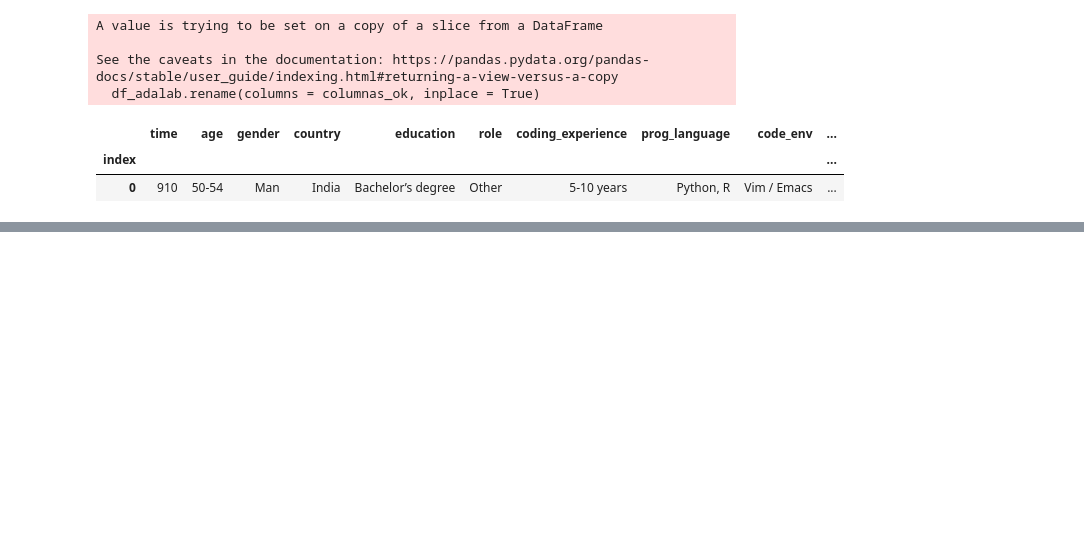
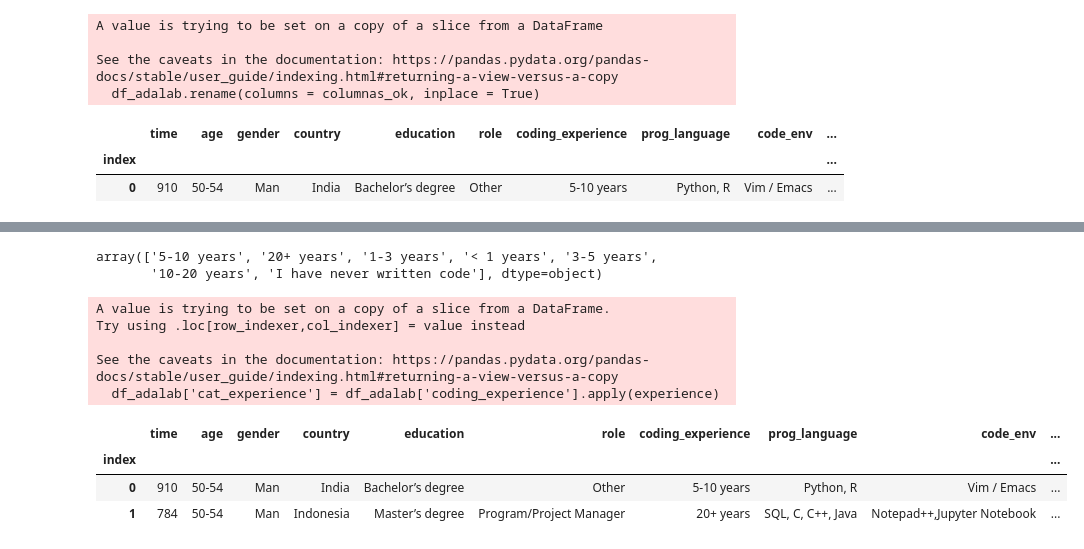
Before and after one commit to anane3373/promoE-modulo2-proyecto-equipo2-NataliaAnaIAnaGAnaS, a Jupyter notebook: 2. df_analisis.ipynb, the cells around one changed output, grey strips where cells are left out. Saved outputs shown, nothing was run; the diff lists cells and outputs as text; code cells hidden in the pictures; blank space fills up the shorter version.

```diff
--- a/2. df_analisis.ipynb
+++ b/2. df_analisis.ipynb
@@ -120,0 +190,31 @@ df_adalab.head(1)
+# %%
+#miramos cuales son los rangos de coding_experience. Vamos a reorganizar estas categorías y a darles nombres más comprensibles.
+df_adalab['coding_experience'].unique()
+# %% [output]
+array(['5-10 years', '20+ years', '1-3 years', '< 1 years', '3-5 years',
+       '10-20 years', 'I have never written code'], dtype=object)
+# %%
+def experience(experiencia):
+    if experiencia == 'I have never written code':
+        return 'Sin experiencia'
+    elif experiencia == '< 1 years' or experiencia == '1-3 years':
+        return 'Junior'
+    elif experiencia == '3-5 years':
+        return 'Mid'
+    elif  experiencia == '5-10 years':
+        return 'Senior'
+    elif experiencia == '10-20 years' or experiencia == '20+ years':
+        return 'Senior+'
+# %%
+df_adalab['cat_experience'] = df_adalab['coding_experience'].apply(experience)
+df_adalab.head(2)
+# %% [output]
+A value is trying to be set on a copy of a slice from a DataFrame.
+Try using .loc[row_indexer,col_indexer] = value instead
+
+See the caveats in the documentation: https://pandas.pydata.org/pandas-docs/stable/user_guide/indexing.html#returning-a-view-versus-a-copy
+  df_adalab['cat_experience'] = df_adalab['coding_experience'].apply(experience)
+|  | time | age | gender | country | education | role | coding_experience | prog_language | code_env | ... |
+| index |  |  |  |  |  |  |  |  |  | ... |
+| 0 | 910 | 50-54 | Man | India | Bachelor’s degree | Other | 5-10 years | Python, R | Vim / Emacs | ... |
+| 1 | 784 | 50-54 | Man | Indonesia | Master’s degree | Program/Project Manager | 20+ years | SQL, C, C++, Java | Notepad++,Jupyter Notebook | ... |
```
Also changed, not shown: parts of 8 cells of this notebook, 6 other files.
